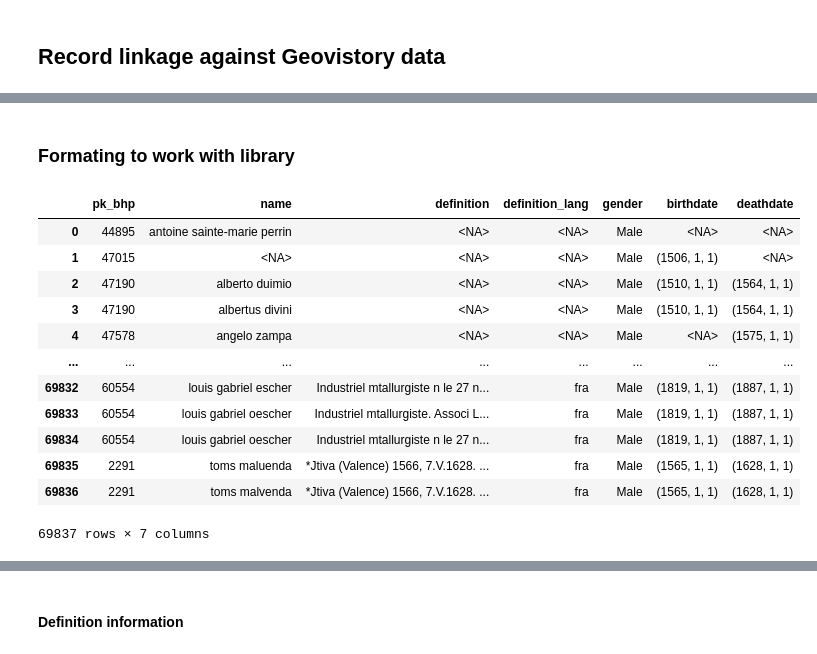
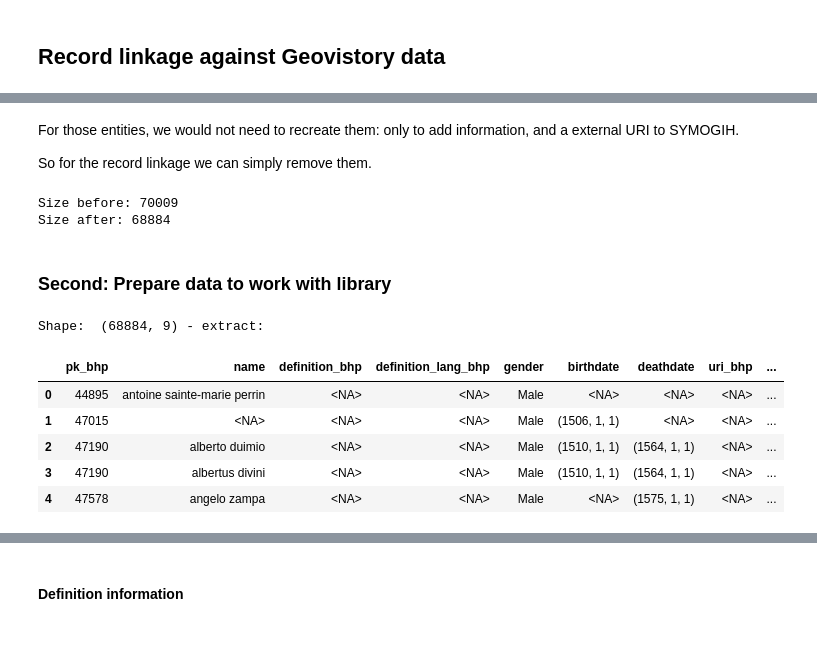
Before and after one commit to geovistory/symogih, a Jupyter notebook: src/record-linkage/persons/03-bhp-actors-geov-persons-record-linkage.ipynb, the cells around one changed output, grey strips where cells are left out. Saved outputs shown, nothing was run; the diff lists cells and outputs as text; code cells hidden in the pictures.

Commit message:
bhp actors RL

```diff
--- a/src/record-linkage/persons/03-bhp-actors-geov-persons-record-linkage.ipynb
+++ b/src/record-linkage/persons/03-bhp-actors-geov-persons-record-linkage.ipynb
@@ -38,0 +97,14 @@ Shape:  (69837, 7) - extract:
+# %%
+uris_bhp['namespace_bhp'] = uris_bhp['uri_bhp'].str.replace('http://', '', regex=False).str.replace('https://', '', regex=False).str.replace('www.', '', regex=False)
+uris_bhp['namespace_bhp'] = [s[0:s.index('/')] for s in uris_bhp['namespace_bhp']]
+
+# fig = px.pie(uris_bhp, 'namespace_bhp', title=f'Distribution des namespaces des URIs des acteurs de la BHP (total {len(uris_bhp)})')
+# fig.update_traces(textinfo='percent+label')
+# fig.update(layout_showlegend=False)
+# fig.show()
+
+print('Namespace distribution')
+total = len(uris_bhp)
+counts = uris_bhp.groupby('namespace_bhp').count().sort_values('pk_bhp', ascending=False)['pk_bhp']
+for (idx, value) in counts.iteritems():
+    print(f"{u.percent(value/total)} - {str(value).rjust(4)} : {idx} ")
@@ -38,0 +123,2 @@ Shape:  (69837, 7) - extract:
+# %%
+bhp_actors = bhp_actors.merge(uris_bhp, on='pk_bhp', how='left')
@@ -40,0 +189,6 @@ Shape:  (69837, 7) - extract:
+# %%
+uri_matched = rl.find_persons_by_uri(bhp_actors['uri_bhp'].dropna().unique())
+uri_matched = uri_matched.merge(bhp_actors, left_on='uri', right_on='uri_bhp', how='left')[['pk_entity', 'pk_bhp', 'name_bhp']].drop_duplicates()
+uri_matched.columns = ['pk_gv', 'pk_bhp', 'name']
+
+print(f'{len(uri_matched)} exact matchings found!')
@@ -41,23 +207,28 @@ Shape:  (69837, 7) - extract:
+# %% [markdown]
+For those entities, we would not need to recreate them: only to add information, and a external URI to SYMOGIH.
+
+So for the record linkage we can simply remove them.
+# %%
+print('Size before:', len(bhp_actors))
+bhp_actors = bhp_actors[~bhp_actors['pk_bhp'].isin(uri_matched['pk_bhp'].tolist())]
+print('Size after:', len(bhp_actors))
+# %% [output]
+Size before: 70009
+Size after: 68884
 # %% [markdown]
-### Formating to work with library
+### Second: Prepare data to work with library
 # %%
-bhp_actors.rename(columns={'pk':'pk_bhp', 'birth_year': 'birthdate', 'death_year':'deathdate'}, inplace=True)
+bhp_actors.rename(columns={'birth_year_bhp': 'birthdate', 'death_year_bhp':'deathdate', 'name_bhp': 'name', 'gender_bhp': 'gender'}, inplace=True)
 bhp_actors['birthdate'] = [u.parse_date(str(year) + '-01-01') for year in bhp_actors['birthdate']]
 bhp_actors['deathdate'] = [u.parse_date(str(year) + '-01-01') for year in bhp_actors['deathdate']]
 
-bhp_actors
+a.infos(bhp_actors)
 # %% [output]
+Shape:  (68884, 9) - extract:
-|  | pk_bhp | name | definition | definition_lang | gender | birthdate | deathdate |
-| 0 | 44895 | antoine sainte-marie perrin | <NA> | <NA> | Male | <NA> | <NA> |
-| 1 | 47015 | <NA> | <NA> | <NA> | Male | (1506, 1, 1) | <NA> |
-| 2 | 47190 | alberto duimio | <NA> | <NA> | Male | (1510, 1, 1) | (1564, 1, 1) |
-| 3 | 47190 | albertus divini | <NA> | <NA> | Male | (1510, 1, 1) | (1564, 1, 1) |
-| 4 | 47578 | angelo zampa | <NA> | <NA> | Male | <NA> | (1575, 1, 1) |
-| ... | ... | ... | ... | ... | ... | ... | ... |
-| 69832 | 60554 | louis gabriel escher | Industriel mtallurgiste n le 27 n... | fra | Male | (1819, 1, 1) | (1887, 1, 1) |
-| 69833 | 60554 | louis gabriel oescher | Industriel mtallurgiste. Associ L... | fra | Male | (1819, 1, 1) | (1887, 1, 1) |
-| 69834 | 60554 | louis gabriel oescher | Industriel mtallurgiste n le 27 n... | fra | Male | (1819, 1, 1) | (1887, 1, 1) |
-| 69835 | 2291 | toms maluenda | *Jtiva (Valence) 1566, 7.V.1628. ... | fra | Male | (1565, 1, 1) | (1628, 1, 1) |
-| 69836 | 2291 | toms malvenda | *Jtiva (Valence) 1566, 7.V.1628. ... | fra | Male | (1565, 1, 1) | (1628, 1, 1) |
+|  | pk_bhp | name | definition_bhp | definition_lang_bhp | gender | birthdate | deathdate | uri_bhp | ... |
+| 0 | 44895 | antoine sainte-marie perrin | <NA> | <NA> | Male | <NA> | <NA> | <NA> | ... |
+| 1 | 47015 | <NA> | <NA> | <NA> | Male | (1506, 1, 1) | <NA> | <NA> | ... |
+| 2 | 47190 | alberto duimio | <NA> | <NA> | Male | (1510, 1, 1) | (1564, 1, 1) | <NA> | ... |
+| 3 | 47190 | albertus divini | <NA> | <NA> | Male | (1510, 1, 1) | (1564, 1, 1) | <NA> | ... |
+| 4 | 47578 | angelo zampa | <NA> | <NA> | Male | <NA> | (1575, 1, 1) | <NA> | ... |
-69837 rows × 7 columns
 # %%
```
Also changed, not shown: parts of 38 cells of this notebook.
